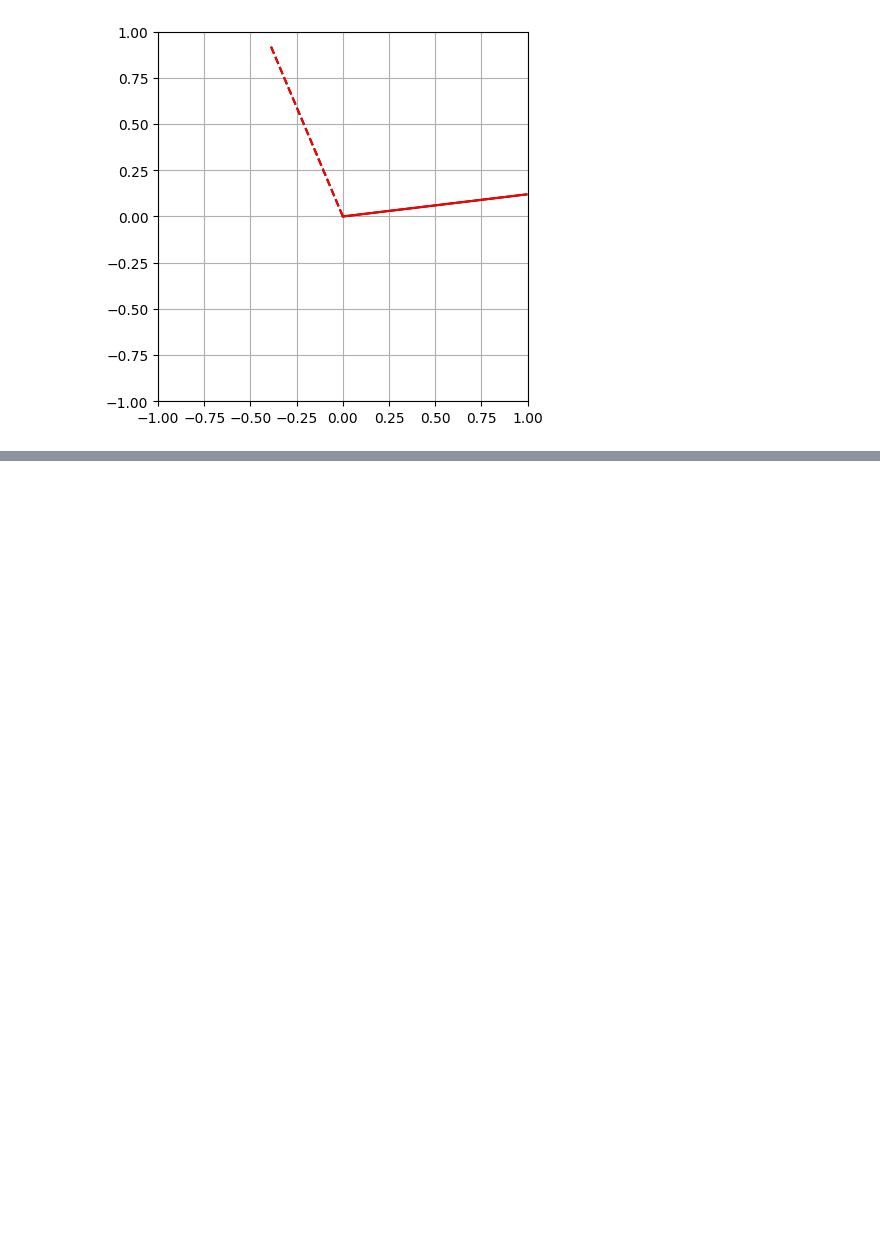
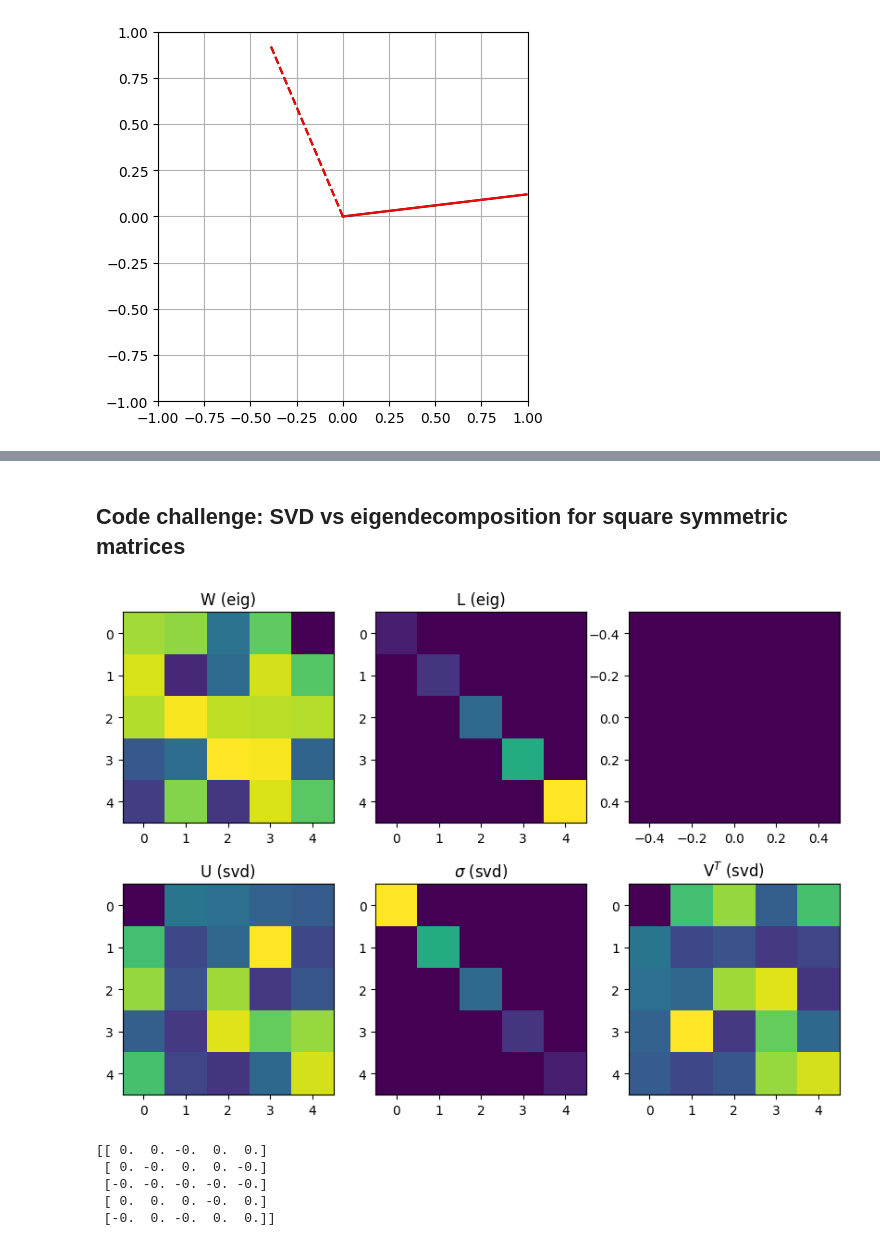
Before and after one commit to barzansaeedpour/foundations-of-machine-learning, a Jupyter notebook: 01_Mathematics-for-Machine-Learning/01_linear-algebra/01_linear-algebra.ipynb, the cells around one changed output, grey strips where cells are left out. Saved outputs shown, nothing was run; the diff lists cells and outputs as text; code cells hidden in the pictures; blank space fills up the shorter version.

```diff
--- a/01_Mathematics-for-Machine-Learning/01_linear-algebra/01_linear-algebra.ipynb
+++ b/01_Mathematics-for-Machine-Learning/01_linear-algebra/01_linear-algebra.ipynb
@@ -3305,0 +3364,53 @@ plt.show()
+# %% [markdown]
+## Code challenge: SVD vs eigendecomposition for square symmetric matrices
+# %%
+import numpy as np
+import matplotlib.pyplot as plt
+
+# Create a symmetric matrix (5x5)
+A = np.random.randn(5, 5)
+A = A.T @ A  # Make it symmetric
+
+# Compute eigenvalues (L) and eigenvectors (W) and SVD (U, S, V)
+L, W = np.linalg.eig(A)
+U, s, V = np.linalg.svd(A)
+
+# Sort eigenvalue outputs
+sidx = np.argsort(L)  # Sorting indices for eigenvalues
+L = L[sidx]  # Sort eigenvalues
+W = W[:, sidx]  # Sort eigenvectors accordingly
+
+# Images of all matrices
+fig, ax = plt.subplots(2, 3, figsize=(10, 7))
+
+# Eigen decomposition visualization
+ax[0, 0].imshow(W)
+ax[0, 0].set_title('W (eig)')
+
+ax[0, 1].imshow(np.diag(L))
+ax[0, 1].set_title('L (eig)')
+
+ax[0, 2].imshow(np.zeros((1, 1)))  # Placeholder (optional)
+
+# SVD visualization
+ax[1, 0].imshow(U)
+ax[1, 0].set_title('U (svd)')
+
+ax[1, 1].imshow(np.diag(s))
+ax[1, 1].set_title('$\sigma$ (svd)')
+
+ax[1, 2].imshow(V)
+ax[1, 2].set_title('V$^T$ (svd)')
+
+plt.show()
+# %% [output]
+[figure, added]
+# %%
+#compare U and V
+print(np.round(U-V.T,4))
+# %% [output]
+[[ 0.  0. -0.  0.  0.]
+ [ 0. -0.  0.  0. -0.]
+ [-0. -0. -0. -0. -0.]
+ [ 0.  0.  0. -0.  0.]
+ [-0.  0. -0.  0.  0.]]
```
Also changed, not shown: parts of 4 cells of this notebook.
